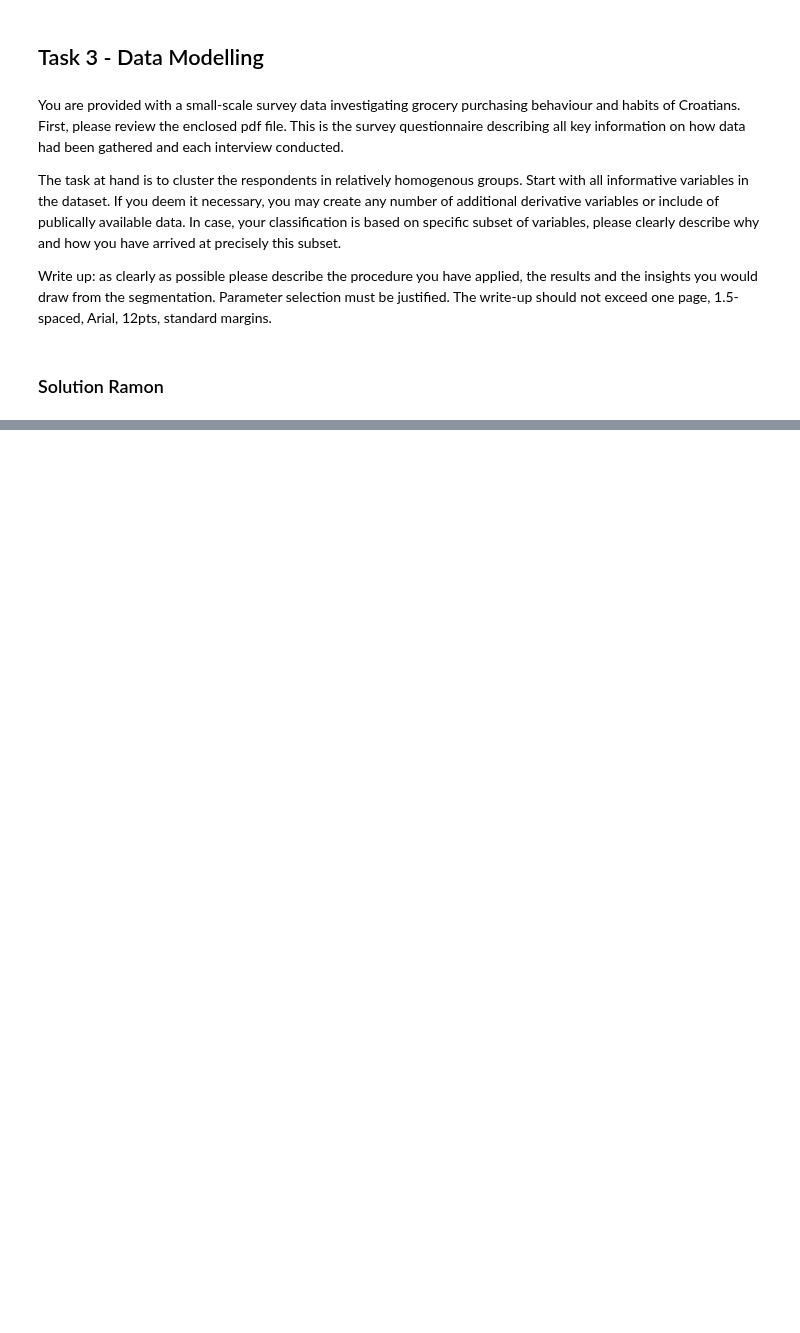
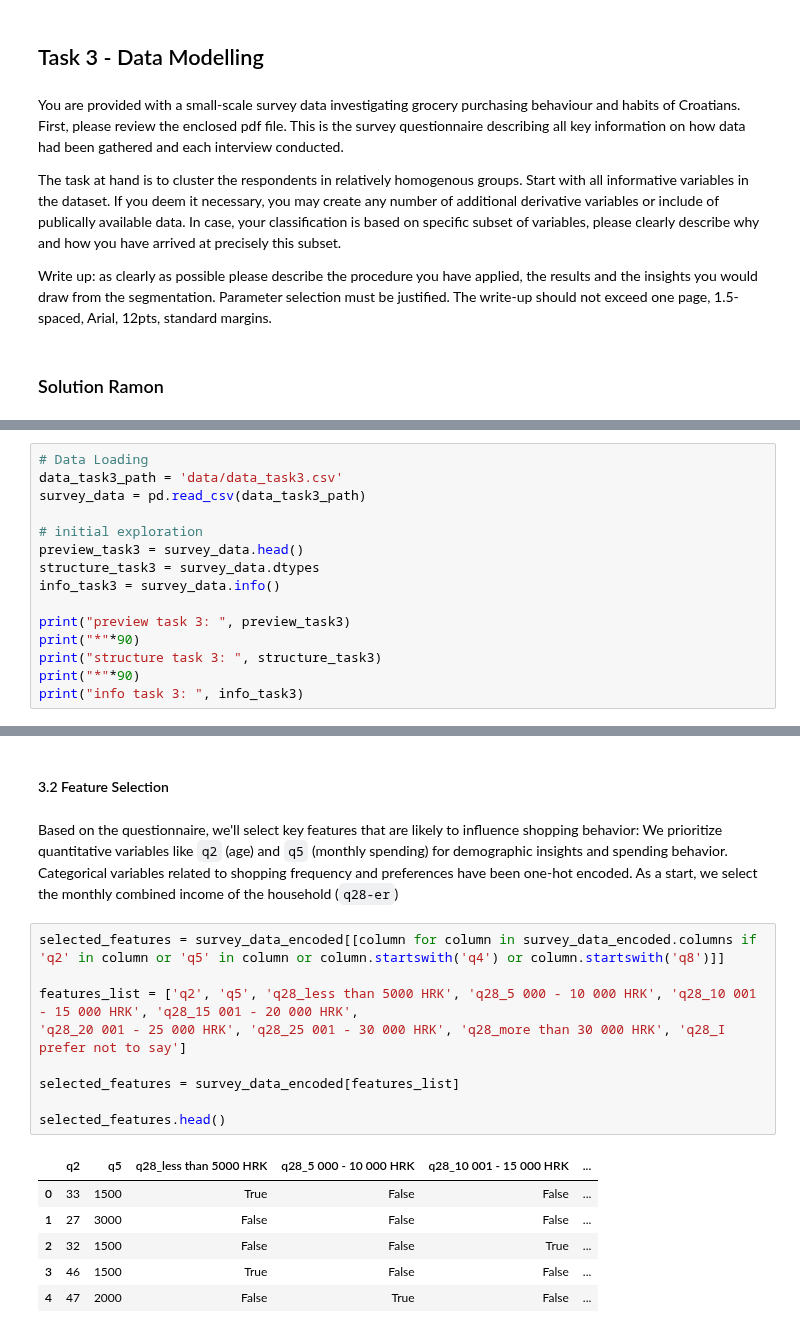
Before and after one commit to arnoldram/conac_datachallenge, a Jupyter notebook: Challenge_Medium_1.ipynb, the cells around one changed output, grey strips where cells are left out. Saved outputs shown, nothing was run; the diff lists cells and outputs as text; blank space fills up the shorter version.

```diff
--- a/Challenge_Medium_1.ipynb
+++ b/Challenge_Medium_1.ipynb
@@ -572,0 +580,15 @@ Write up: as clearly as possible please describe the procedure you have applied,
+# %%
+# Data Loading
+data_task3_path = 'data/data_task3.csv'
+survey_data = pd.read_csv(data_task3_path)
+
+# initial exploration
+preview_task3 = survey_data.head()
+structure_task3 = survey_data.dtypes
+info_task3 = survey_data.info()
+
+print("preview task 3: ", preview_task3)
+print("*"*90)
+print("structure task 3: ", structure_task3)
+print("*"*90)
+print("info task 3: ", info_task3)
@@ -572,0 +676,22 @@ Write up: as clearly as possible please describe the procedure you have applied,
+# %% [markdown]
+#### 3.2 Feature Selection
+# %% [markdown]
+Based on the questionnaire, we'll select key features that are likely to influence shopping behavior:
+We prioritize quantitative variables like `q2` (age) and `q5` (monthly spending) for demographic insights and spending behavior.
+Categorical variables related to shopping frequency and preferences have been one-hot encoded. As a start, we select the monthly combined income of the household (`q28-er`)
+# %%
+selected_features = survey_data_encoded[[column for column in survey_data_encoded.columns if 'q2' in column or 'q5' in column or column.startswith('q4') or column.startswith('q8')]]
+
+features_list = ['q2', 'q5', 'q28_less than 5000 HRK', 'q28_5 000 - 10 000 HRK', 'q28_10 001 - 15 000 HRK', 'q28_15 001 - 20 000 HRK',
+'q28_20 001 - 25 000 HRK', 'q28_25 001 - 30 000 HRK', 'q28_more than 30 000 HRK', 'q28_I prefer not to say']
+
+selected_features = survey_data_encoded[features_list]
+
+selected_features.head()
+# %% [output]
+|  | q2 | q5 | q28_less than 5000 HRK | q28_5 000 - 10 000 HRK | q28_10 001 - 15 000 HRK | ... |
+| 0 | 33 | 1500 | True | False | False | ... |
+| 1 | 27 | 3000 | False | False | False | ... |
+| 2 | 32 | 1500 | False | False | True | ... |
+| 3 | 46 | 1500 | True | False | False | ... |
+| 4 | 47 | 2000 | False | True | False | ... |
```
Also changed, not shown: parts of 19 cells of this notebook.
